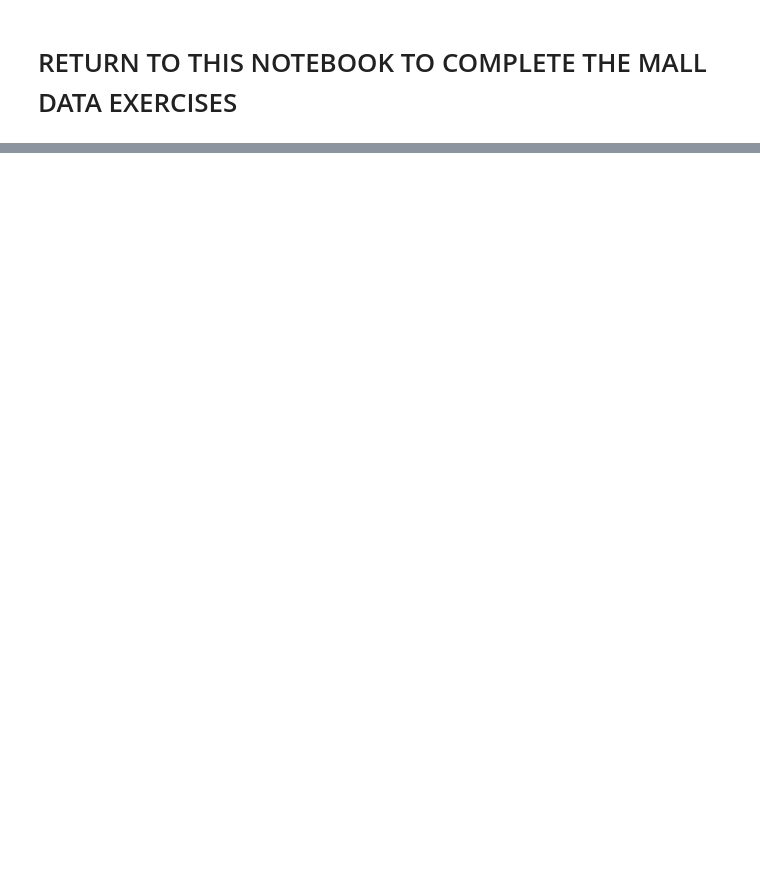
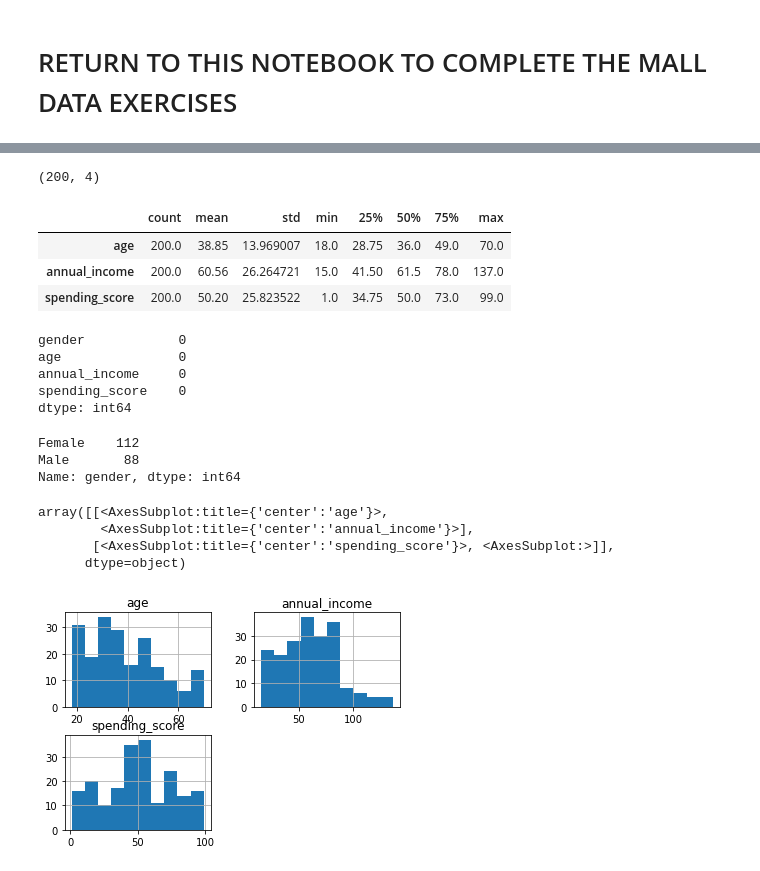
Before and after one commit to brianclements03/clustering, a Jupyter notebook: Wrangle_exercises.ipynb, the cells around one changed output, grey strips where cells are left out. Drawn from its saved outputs; the diff is of its cells as text; code cells hidden in the pictures; blank space fills up the shorter version.

Commit message:
completed wrangle exercises to include mall_df and updated some modules

```diff
--- a/Wrangle_exercises.ipynb
+++ b/Wrangle_exercises.ipynb
@@ -268,2 +658,8 @@ df.transactiondate.max()
 # %% [markdown]
 # RETURN TO THIS NOTEBOOK TO COMPLETE THE MALL DATA EXERCISES
+# %%
+sql = 'select * from customers'
+# %%
+# acquire data
+
+mall_df = wrangle_mall.get_mall_customers(sql)
@@ -269,0 +690,33 @@ df.transactiondate.max()
+# %%
+mall_df.shape
+# %% [output]
+(200, 4)
+# %%
+mall_df.describe().T
+# %% [output]
+|  | count | mean | std | min | 25% | 50% | 75% | max |
+| age | 200.0 | 38.85 | 13.969007 | 18.0 | 28.75 | 36.0 | 49.0 | 70.0 |
+| annual_income | 200.0 | 60.56 | 26.264721 | 15.0 | 41.50 | 61.5 | 78.0 | 137.0 |
+| spending_score | 200.0 | 50.20 | 25.823522 | 1.0 | 34.75 | 50.0 | 73.0 | 99.0 |
+# %%
+mall_df.isnull().sum()
+# %% [output]
+gender            0
+age               0
+annual_income     0
+spending_score    0
+dtype: int64
+# %%
+mall_df.gender.value_counts()
+# %% [output]
+Female    112
+Male       88
+Name: gender, dtype: int64
+# %%
+mall_df.hist()
+# %% [output]
+array([[<AxesSubplot:title={'center':'age'}>,
+        <AxesSubplot:title={'center':'annual_income'}>],
+       [<AxesSubplot:title={'center':'spending_score'}>, <AxesSubplot:>]],
+      dtype=object)
+[figure, added]
```
Also changed, not shown: parts of 70 cells of this notebook, 4 other files.
